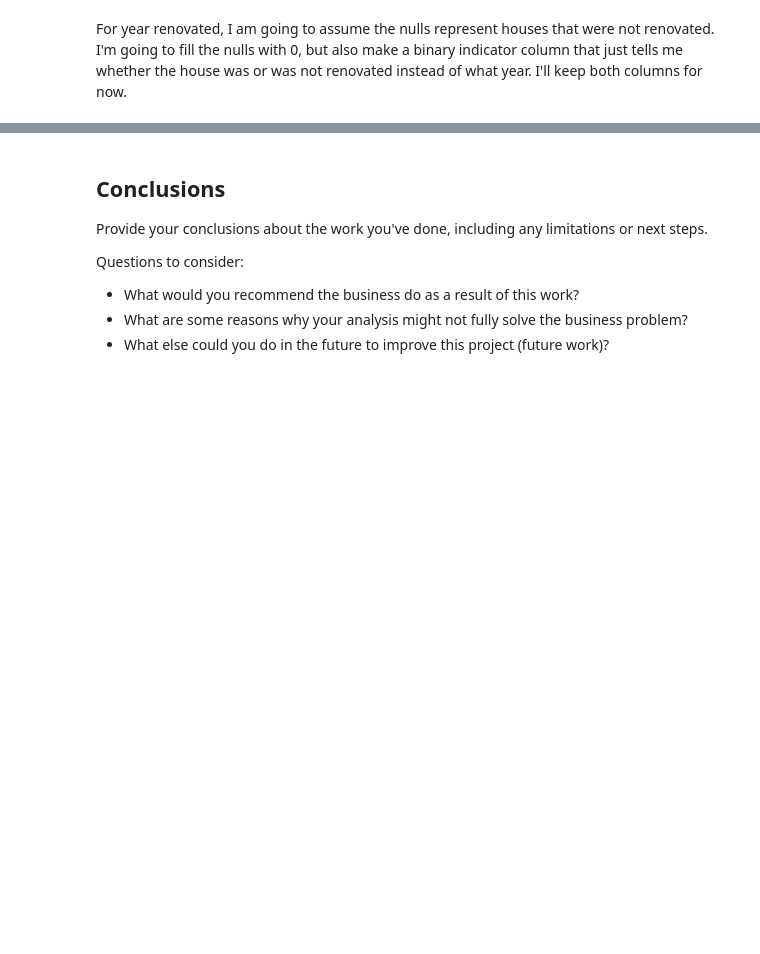
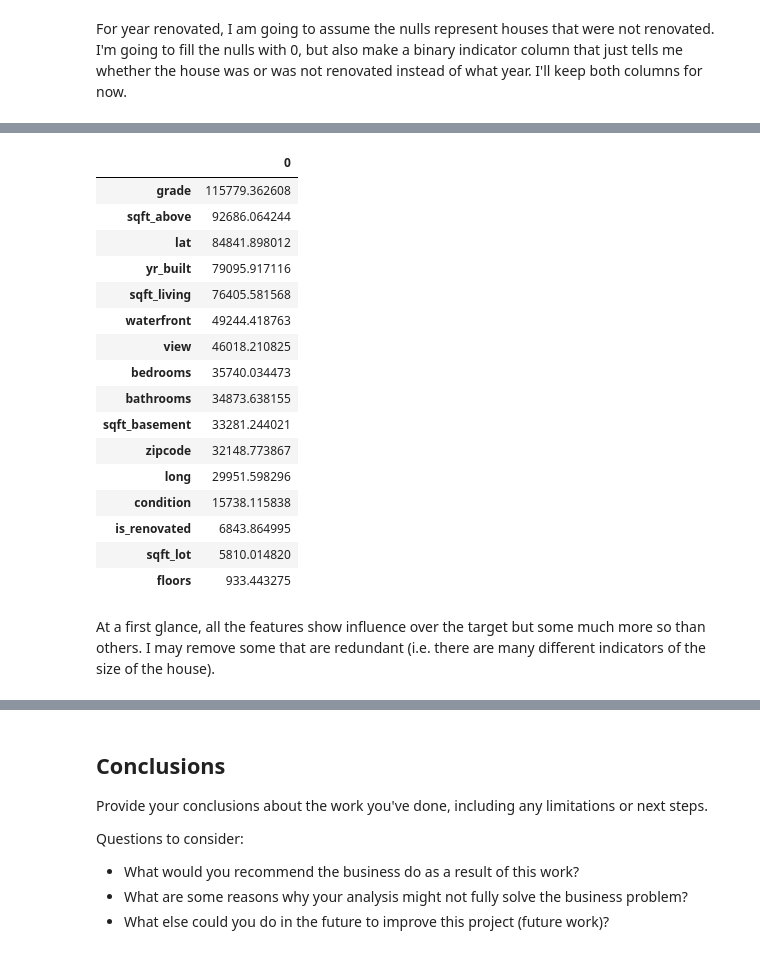
Before and after one commit to christisarv/linear-modeling-house-prices, a Jupyter notebook: Housing Data Model & Analysis.ipynb, the cells around one changed output, grey strips where cells are left out. Cells and saved outputs as stored; diff of their text form; code cells hidden in the pictures; blank space fills up the shorter version.

Commit message:
updated main notebook, worked on transformations

```diff
--- a/Housing Data Model & Analysis.ipynb
+++ b/Housing Data Model & Analysis.ipynb
@@ -107,0 +134,16 @@ Please note - you should be evaluating each model as you move through, and be su
+# %%
+X_train, X_test, y_train, y_test = train_test_split(X_cols, y, test_size=0.3, random_state=20)
+
+#using a standard scaler so I can interpret coefficients
+scaler = StandardScaler()
+scaler.fit(X_train)
+X_train_scaled = scaler.transform(X_train)
+X_test_scaled = scaler.transform(X_test)
+# %%
+#fitting my model
+linreg = LinearRegression()
+model = linreg.fit(X_train_scaled, y_train)
+
+#obtaining predicted values for both train and test data
+y_hat_train = linreg.predict(X_train_scaled)
+y_hat_test = linreg.predict(X_test_scaled)
@@ -107,0 +175,28 @@ Please note - you should be evaluating each model as you move through, and be su
+# %%
+#getting my coefficients and formmating them into a readable, sorted dataframe
+
+coefficients = linreg.coef_
+coefficients = abs(coefficients)
+coef_dict = dict(list(zip(X_cols.columns, coefficients)))
+coef_df = pd.DataFrame.from_dict(coef_dict, orient='index')
+coef_df.sort_values(by=[0], ascending=False)
+# %% [output]
+|  | 0 |
+| grade | 115779.362608 |
+| sqft_above | 92686.064244 |
+| lat | 84841.898012 |
+| yr_built | 79095.917116 |
+| sqft_living | 76405.581568 |
+| waterfront | 49244.418763 |
+| view | 46018.210825 |
+| bedrooms | 35740.034473 |
+| bathrooms | 34873.638155 |
+| sqft_basement | 33281.244021 |
+| zipcode | 32148.773867 |
+| long | 29951.598296 |
+| condition | 15738.115838 |
+| is_renovated | 6843.864995 |
+| sqft_lot | 5810.014820 |
+| floors | 933.443275 |
+# %% [markdown]
+At a first glance, all the features show influence over the target but some much more so than others. I may remove some that are redundant (i.e. there are many different indicators of the size of the house).
```
Also changed, not shown: parts of 30 cells of this notebook, 3 other files.
